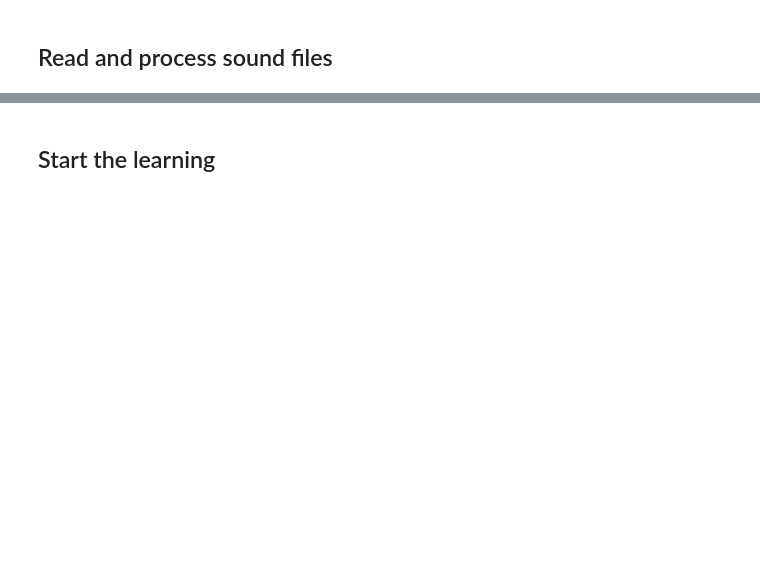
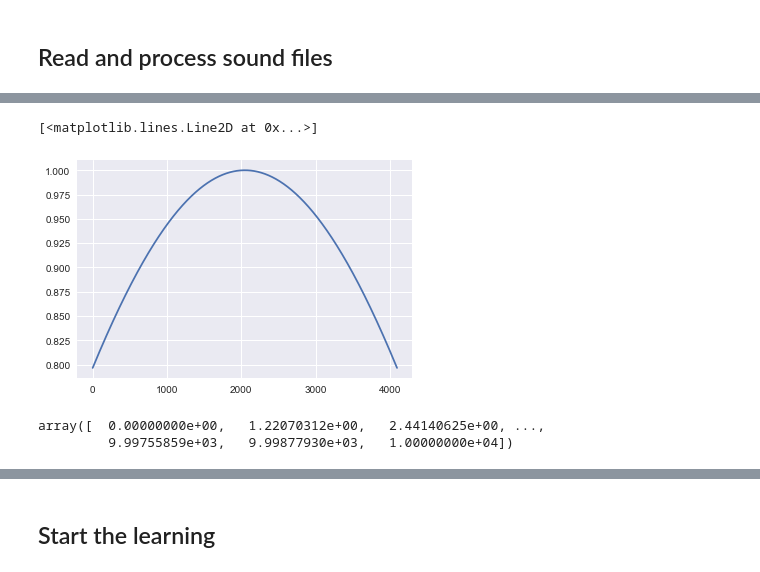
Before and after one commit to nhat-le/Sparse-Coding-Spectrogram, a Jupyter notebook: sparse_code_spectrogram.ipynb, the cells around one changed output, grey strips where cells are left out. Saved outputs shown, nothing was run; the diff lists cells and outputs as text; code cells hidden in the pictures; blank space fills up the shorter version.

```diff
--- a/sparse_code_spectrogram.ipynb
+++ b/sparse_code_spectrogram.ipynb
@@ -407,0 +338,11 @@ plt.grid(False)
+# %%
+window = scipy.signal.slepian(M=nperseg, width=NW / nperseg)
+plt.plot(window)
+# %% [output]
+[<matplotlib.lines.Line2D at 0x...>]
+[figure, added]
+# %%
+f
+# %% [output]
+array([  0.00000000e+00,   1.22070312e+00,   2.44140625e+00, ...,
+         9.99755859e+03,   9.99877930e+03,   1.00000000e+04])
```
Also changed, not shown: parts of 62 cells of this notebook.
